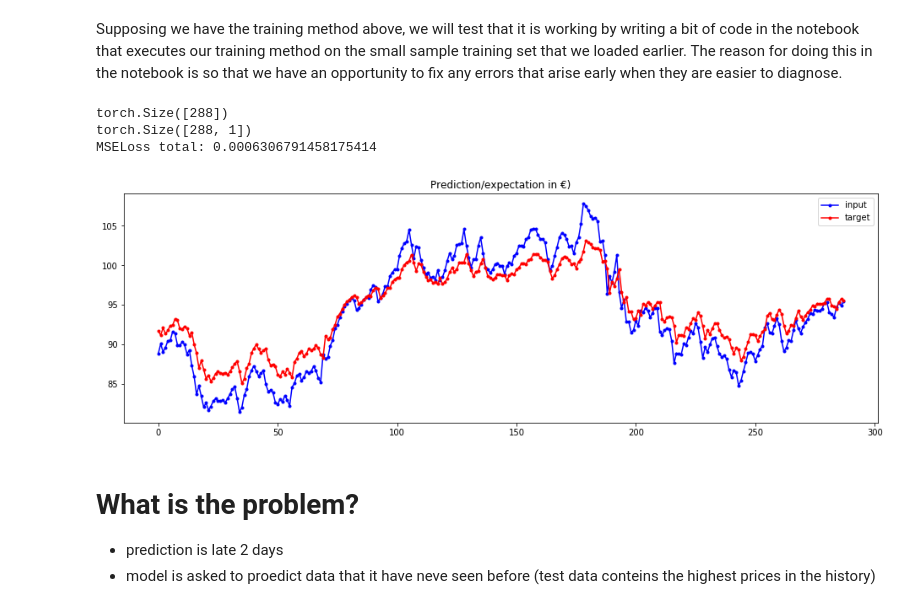
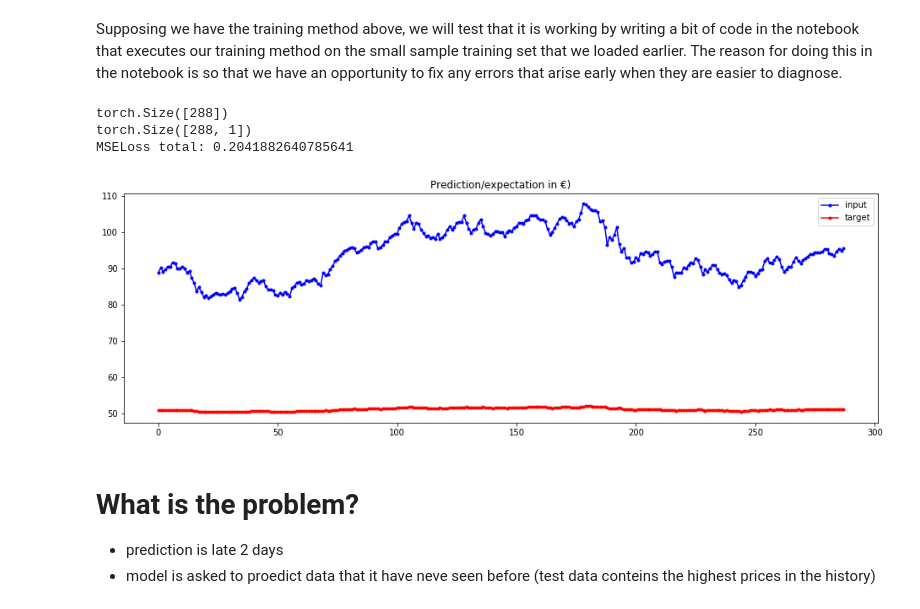
Before and after one commit to vikin91/stock-predictor-deep-learning-dojo, a Jupyter notebook: dojo-workbook-draft1.ipynb, the cells around one changed output. Drawn from its saved outputs; the diff is of its cells as text; code cells hidden in the pictures.

Commit message:
Sagemaker training job starts

```diff
--- a/dojo-workbook-draft1.ipynb
+++ b/dojo-workbook-draft1.ipynb
@@ -376,7 +427,7 @@ import torch
 from torch import nn
 import torch.optim as optim
 
-from train.model import LSTM
+# from train.model import LSTM
 
 def train(model, train_loader, epochs, optimizer, criterion, device):
 
@@ -388,14 +439,18 @@ def train(model, train_loader, epochs, optimizer, criterion, device):
         for batch in train_loader:
             batch_X, batch_y = batch
 
-            # convert data into Tensors
-            x_tensor = torch.Tensor(batch_X).unsqueeze(0).to(device)
-            y_tensor = torch.Tensor(batch_y).to(device)
+            batch_X = batch_X.to(device)
+            batch_y = batch_y.to(device)
+
+            # Convert data into Tensors and move to GPU if available
+            # This methoid of conversion does not work on Sagemaker estimator
+            # x_tensor = torch.FloatTensor(batch_X).unsqueeze(0).to(device)
+            # y_tensor = torch.FloatTensor(batch_y).to(device)
             model.zero_grad()
 
-            output = model(x_tensor)
+            output = model(batch_X)
 
-            loss = criterion(output.squeeze(), y_tensor)
+            loss = criterion(output.squeeze(), batch_y)
             loss.backward()
             nn.utils.clip_grad_norm_(model.parameters(), 5)
             optimizer.step()
@@ -410,6 +465,7 @@ input_size = 2 if use_volume else 1
 
 device = torch.device("cuda" if torch.cuda.is_available() else "cpu")
 print("Using device: {}".format(device))
+print("Input size (num features): {}".format(input_size))
 model = LSTM(input_dim=input_size, hidden_dim=64, batch_size=batch_size, output_dim=1, num_layers=4).to(device)
 
 print(model)
@@ -418,5 +474,5 @@ print(model)
 optimizer = optim.Adam(model.parameters(), lr=0.0002)
 loss_fn = torch.nn.MSELoss()
 
-train(model, train_sample_dl, 50, optimizer, loss_fn, device)
+train(model, train_sample_dl, 3, optimizer, loss_fn, device)
 # %% [output]
@@ -485,8 +533,8 @@ def test(model, test_loader, criterion, device):
         batch_X, batch_y = batch
 
         # convert data into Tensors
-        x_tensor = torch.Tensor(batch_X).unsqueeze(0).to(device)
-        y_tensor = torch.Tensor(batch_y).to(device)
+        x_tensor = torch.FloatTensor(batch_X).unsqueeze(0).to(device)
+        y_tensor = torch.FloatTensor(batch_y).to(device)
 
         output = model(x_tensor)
         loss = criterion(output.squeeze(), y_tensor)
@@ -495,35 +543,35 @@ def test(model, test_loader, criterion, device):
         data['prediction'].append(output.cpu().detach().numpy())
         data['expected'].append(batch_y.cpu().detach().numpy())
         data['loss'].append(loss.cpu().detach().numpy())
         total_loss += loss.data.item()
         batch_no += 1
     print("MSELoss total: {}".format(total_loss / len(test_loader)))
     return data
 
 loss_fn = torch.nn.MSELoss()
 result = test(model, test_dl, loss_fn, device)
 
 # Remove batching from result
 predictions = []
 for batch_arr in result['prediction']:
     for value in batch_arr:
         predictions.append(value)
 
 expectations = []
 for batch_arr in result['expected']:
     for value in batch_arr:
         expectations.append(value)
 
 
 exp = scaler_price.inverse_transform(np.array(expectations).reshape(-1, 1))
 pred = scaler_price.inverse_transform(np.array(predictions).reshape(-1, 1))
 
 plot_data(exp, pred, "Prediction/expectation in €)", len(expectations))
 # %% [output]
 torch.Size([288])
 torch.Size([288, 1])
-MSELoss total: 0.0006306791458175414
+MSELoss total: 0.2041882640785641
-[figure, old version]
+[figure, new version]
 # %% [markdown]
 # What is the problem?
 - prediction is late 2 days
```
Also changed, not shown: parts of 11 cells of this notebook, 2 other files.
